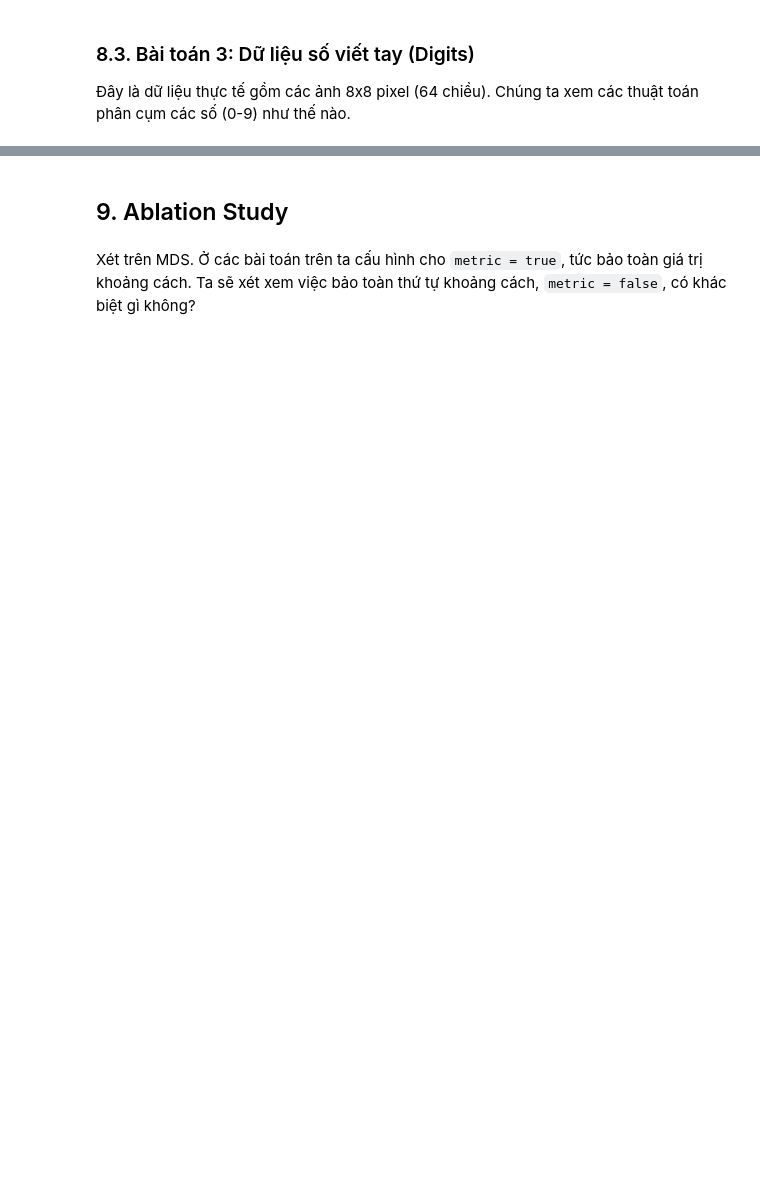
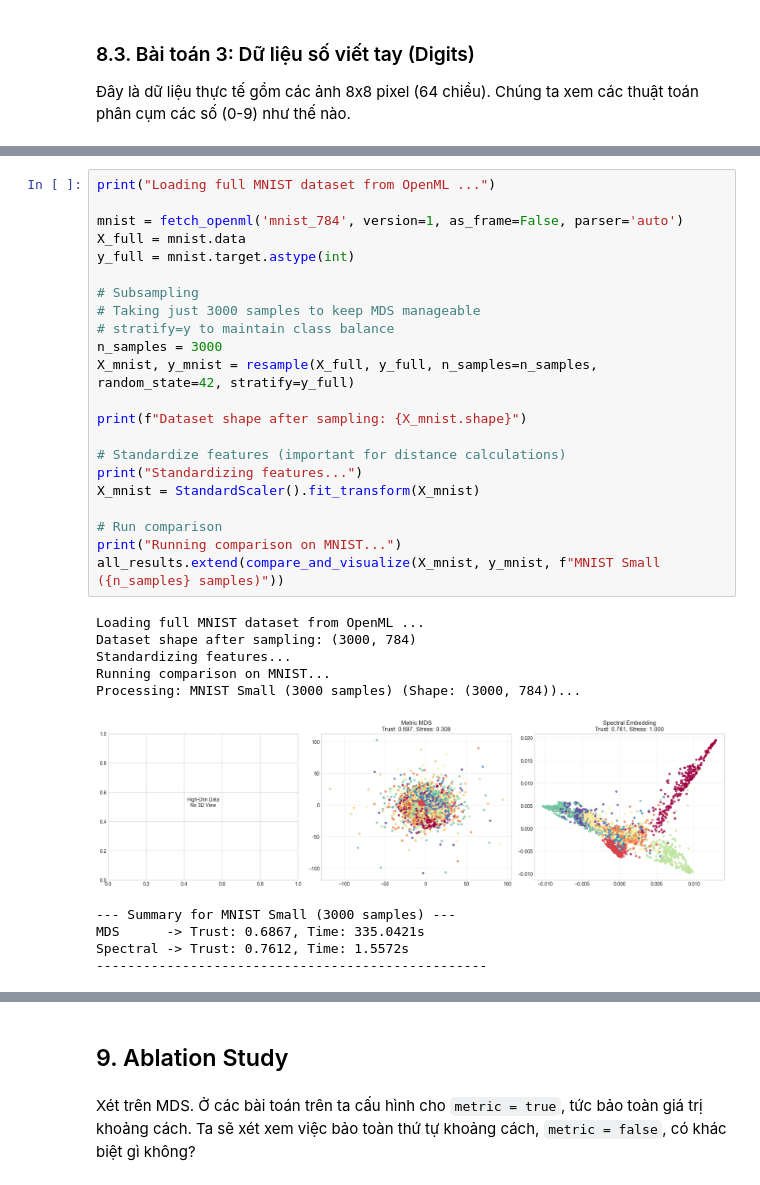
Before and after one commit to 1ekh01/ML_Spetral_MDS_S1_25_26, a Jupyter notebook: topic5.ipynb, the cells around one changed output, grey strips where cells are left out. Cells and saved outputs as stored; diff of their text form; blank space fills up the shorter version.

```diff
--- a/topic5.ipynb
+++ b/topic5.ipynb
@@ -461 +468,34 @@ Spectral -> Trust: 0.8858, Time: 0.3407s
+# %%
+print("Loading full MNIST dataset from OpenML ...")
+
+mnist = fetch_openml('mnist_784', version=1, as_frame=False, parser='auto')
+X_full = mnist.data
+y_full = mnist.target.astype(int)
+
+# Subsampling
+# Taking just 3000 samples to keep MDS manageable
+# stratify=y to maintain class balance
+n_samples = 3000
+X_mnist, y_mnist = resample(X_full, y_full, n_samples=n_samples, random_state=42, stratify=y_full)
+
+print(f"Dataset shape after sampling: {X_mnist.shape}")
+
+# Standardize features (important for distance calculations)
+print("Standardizing features...")
+X_mnist = StandardScaler().fit_transform(X_mnist)
+
+# Run comparison
+print("Running comparison on MNIST...")
+all_results.extend(compare_and_visualize(X_mnist, y_mnist, f"MNIST Small ({n_samples} samples)"))
+# %% [output]
+Loading full MNIST dataset from OpenML ...
+Dataset shape after sampling: (3000, 784)
+Standardizing features...
+Running comparison on MNIST...
+Processing: MNIST Small (3000 samples) (Shape: (3000, 784))...
+[figure, added]
+--- Summary for MNIST Small (3000 samples) ---
+MDS      -> Trust: 0.6867, Time: 335.0421s
+Spectral -> Trust: 0.7612, Time: 1.5572s
+--------------------------------------------------
 # %% [markdown]
```
Also changed, not shown: parts of 9 cells of this notebook.
